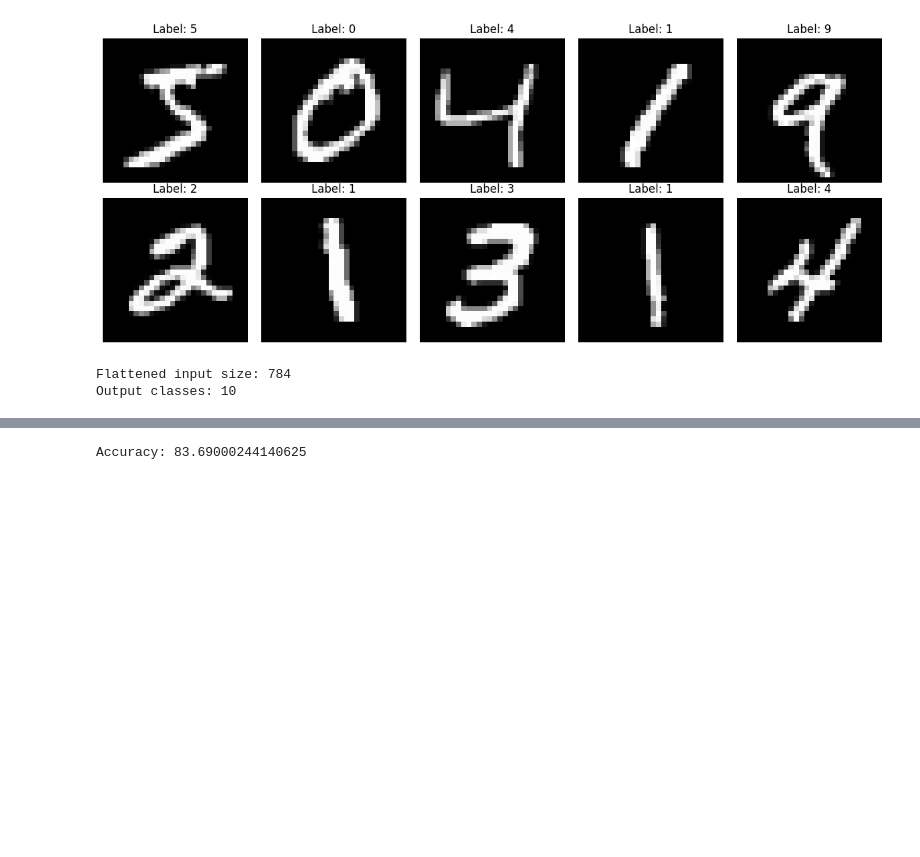
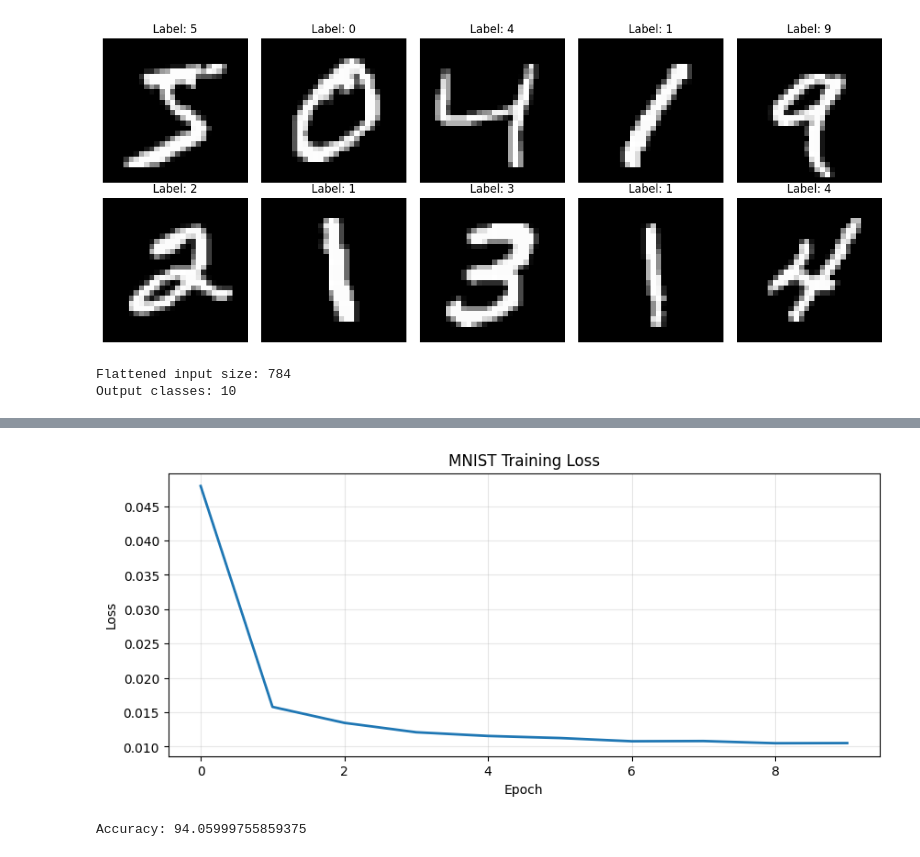
Before and after one commit to junaid-55/Neural-Network, a Jupyter notebook: neural.ipynb, the cells around one changed output, grey strips where cells are left out. Drawn from its saved outputs; the diff is of its cells as text; code cells hidden in the pictures; blank space fills up the shorter version.

```diff
--- a/neural.ipynb
+++ b/neural.ipynb
@@ -470,8 +470,8 @@ Output classes: 10
 # Update architecture for MNIST
 layer_dims = [784, 128, 64, 32, 10]  # 784 input, 3 hidden layers, 10 output
 activation_types = ["relu", "relu", "relu", "none"]
-
-model = Network(layer_dims, activation_types)
+optimizer_type = "Adam"
+model = Network(layer_dims, activation_types,optimizer_type)
 
 # ==================== TRAINING ON MNIST ====================
 
@@ -511,3 +511,4 @@ plt.ylabel('Loss')
 plt.title('MNIST Training Loss')
 plt.grid(True, alpha=0.3)
 plt.show()
+# %% [output]
@@ -514,3 +525,4 @@ plt.show()
+[figure, added]
 # %%
 total_test = 0
 correct_prediction = 0
@@ -524,4 +536,4 @@ for images,labels in test_loader:
 accuracy = correct_prediction/total_test *100
 print(f"Accuracy: {accuracy}")
 # %% [output]
-Accuracy: 83.69000244140625
+Accuracy: 94.05999755859375
```
Also changed, not shown: parts of 3 cells of this notebook, 3 other files.
